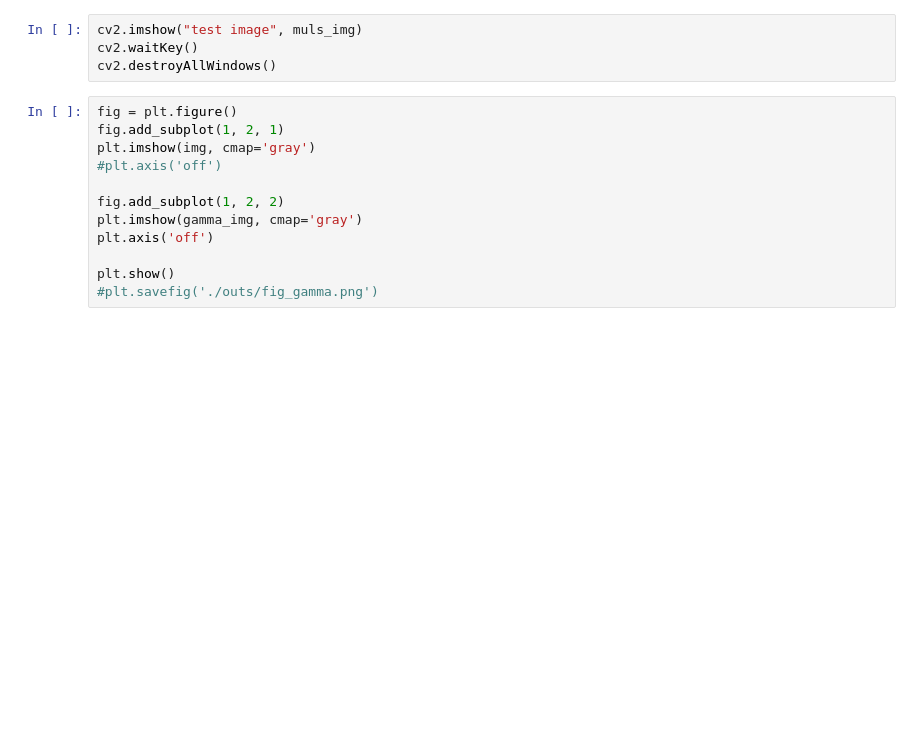
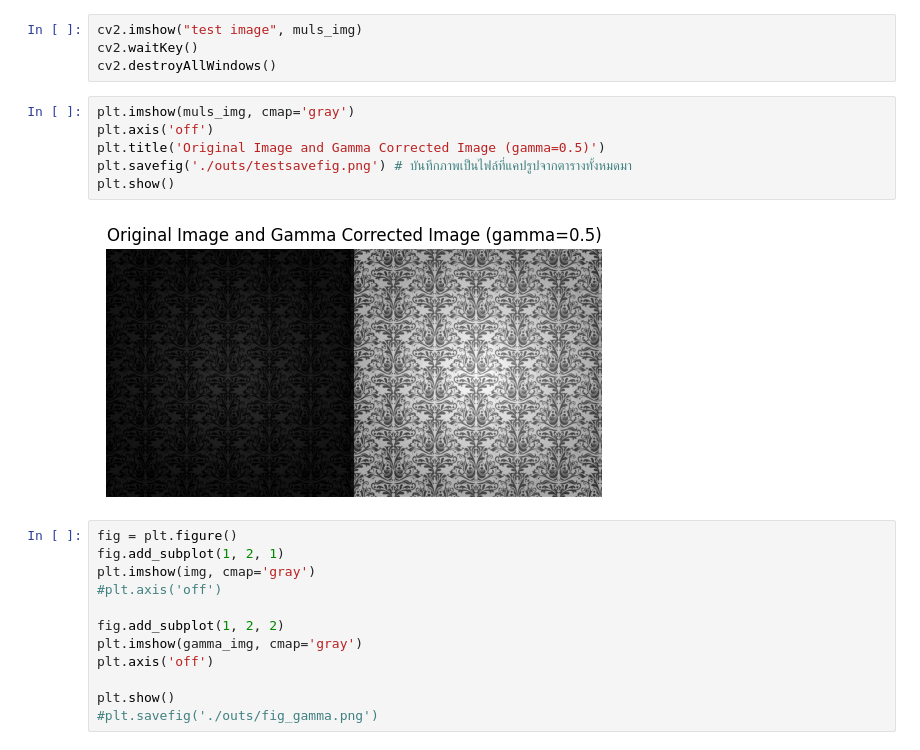
Before and after one commit to Minkkies/Digital-Image-Processing, a Jupyter notebook: week2/enhancement_power_gamma.ipynb, the cells around one changed output. Drawn from its saved outputs; the diff is of its cells as text; blank space fills up the shorter version.

```diff
--- a/week2/enhancement_power_gamma.ipynb
+++ b/week2/enhancement_power_gamma.ipynb
@@ -58,6 +63,14 @@ True
 cv2.imshow("test image", muls_img)
 cv2.waitKey()
 cv2.destroyAllWindows()
+# %%
+plt.imshow(muls_img, cmap='gray')
+plt.axis('off')
+plt.title('Original Image and Gamma Corrected Image (gamma=0.5)')
+plt.savefig('./outs/testsavefig.png') # บันทึกภาพเป็นไฟล์ที่แคปรูปจากตารางทั้งหมดมา
+plt.show()
+# %% [output]
+[figure, added]
 # %%
 fig = plt.figure()
 fig.add_subplot(1, 2, 1)
```
Also changed, not shown: parts of 21 cells of this notebook, 3 other files.
